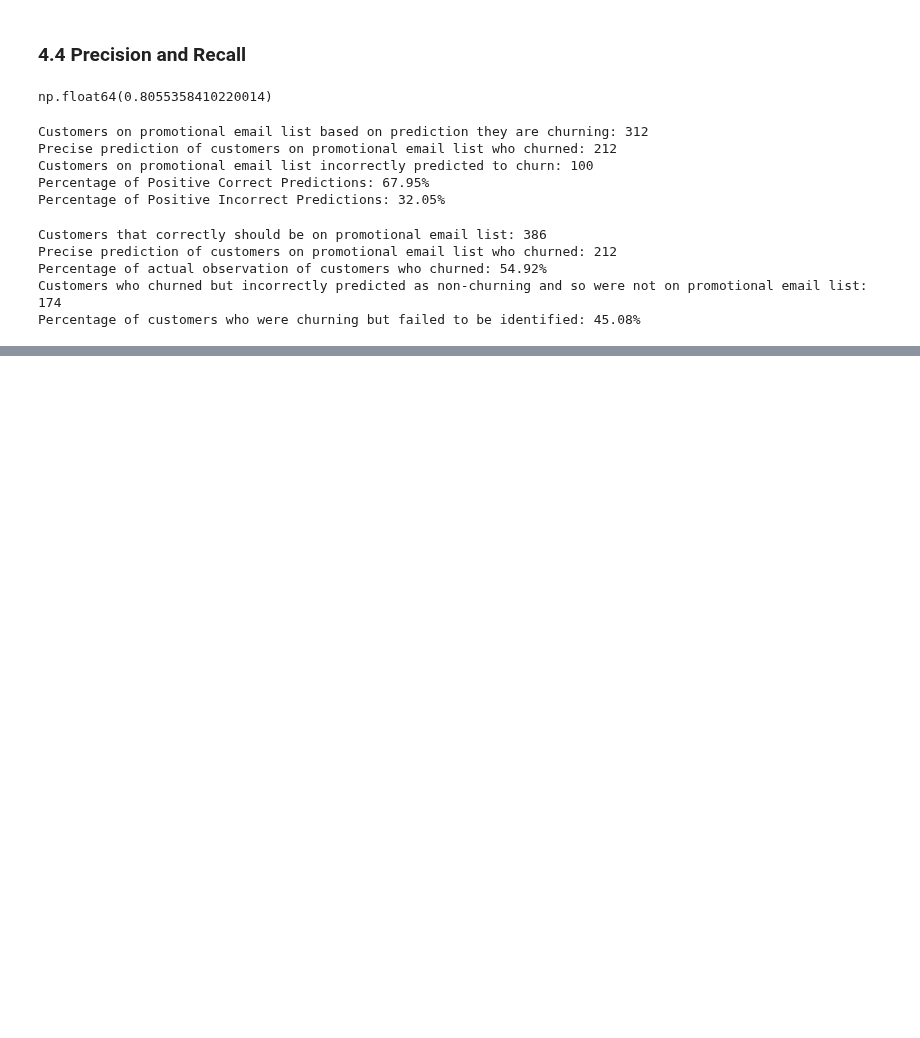
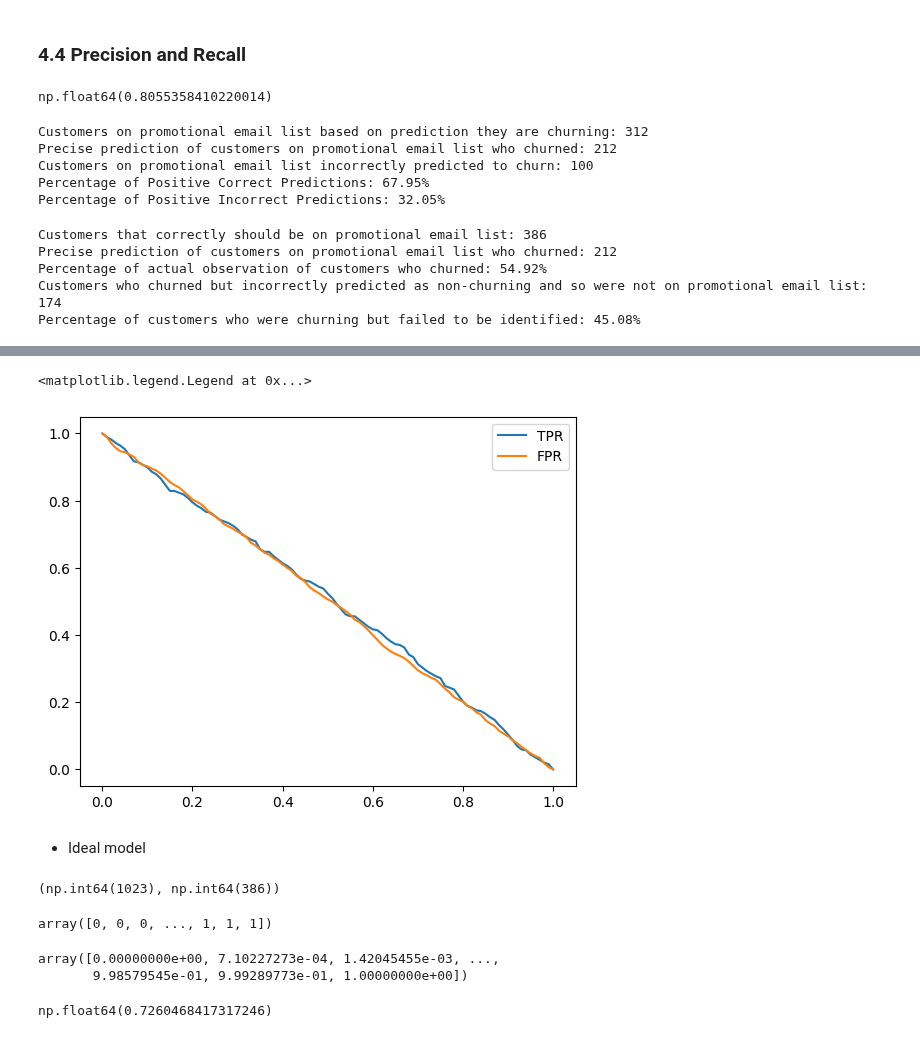
Before and after one commit to EfomahFidelis/Machine-Learning-Zoomcamp, a Jupyter notebook: price_predict_proj/notebooks/03_churn_prediction/04_metrics.ipynb, the cells around one changed output, grey strips where cells are left out. Saved outputs shown, nothing was run; the diff lists cells and outputs as text; code cells hidden in the pictures; blank space fills up the shorter version.

```diff
--- a/price_predict_proj/notebooks/03_churn_prediction/04_metrics.ipynb
+++ b/price_predict_proj/notebooks/03_churn_prediction/04_metrics.ipynb
@@ -380,0 +512,4 @@ Percentage of customers who were churning but failed to be identified: 45.08%
+# %%
+# fix a random seed
+np.random.seed(1)
+y_rand = np.random.uniform(0, 1, size=len(y_val))
@@ -380,0 +530,35 @@ Percentage of customers who were churning but failed to be identified: 45.08%
+# %%
+# plot ROC curve for the random model
+
+def tpr_fpr_dataframe(y_val, y_pred):
+    scores = []
+
+    thresholds = np.linspace(0, 1, 101)
+
+    for t in thresholds:
+        actual_positive = (y_val == 1)
+        actual_negative = (y_val == 0)
+
+        predict_positive = (y_pred >= t)
+        predict_negative = (y_pred < t)
+
+        tp = (predict_positive & actual_positive).sum()
+        tn = (predict_negative & actual_negative).sum()
+
+        fp = (predict_positive & actual_negative).sum()
+        fn = (predict_negative & actual_positive).sum()
+
+        scores.append((t, tp, fp, fn, tn))
+
+    # define columns for the created DataFrame
+    columns = ['threshold', 'tp', 'fp', 'fn', 'tn']
+    df_scores = pd.DataFrame(scores, columns=columns)
+    # include tpr and fpr to the dataframe
+    df_scores['tpr'] = df_scores.tp / (df_scores.tp + df_scores.fn)
+    df_scores['fpr'] = df_scores.fp / (df_scores.fp + df_scores.tn)
+
+    return df_scores
+# %%
+# use the function with the dataframe of the random model for predictions
+
+df_rand = tpr_fpr_dataframe(y_val, y_rand)
@@ -380,0 +581,40 @@ Percentage of customers who were churning but failed to be identified: 45.08%
+# %%
+# plot TPR and the FPR curves for the random model
+plt.plot(df_rand.threshold, df_rand['tpr'], label = 'TPR')
+plt.plot(df_rand.threshold, df_rand['fpr'], label = 'FPR')
+plt.legend()
+# %% [output]
+<matplotlib.legend.Legend at 0x...>
+[figure, added]
+# %% [markdown]
+* Ideal model
+# %%
+# to start implementing the ideal model that get the correct score for everyone
+
+# get number of customers not churning
+num_neg = (y_val == 0).sum()
+
+# get number of customers churning
+num_pos = (y_val == 1).sum()
+
+num_neg, num_pos
+# %% [output]
+(np.int64(1023), np.int64(386))
+# %%
+# use the repeat function to order the negatives and positives in the val dataset
+y_ideal = np.repeat([0, 1], [num_neg, num_pos])
+y_ideal
+# %% [output]
+array([0, 0, 0, ..., 1, 1, 1])
+# %%
+# create prediction: numbers between 0s and 1s for as as there numbers in val dataset
+y_ideal_pred = np.linspace(0, 1, len(y_val))
+y_ideal_pred
+# %% [output]
+array([0.00000000e+00, 7.10227273e-04, 1.42045455e-03, ...,
+       9.98579545e-01, 9.99289773e-01, 1.00000000e+00])
+# %%
+
+1 - y_val.mean()
+# %% [output]
+np.float64(0.7260468417317246)
```
Also changed, not shown: parts of 26 cells of this notebook.
